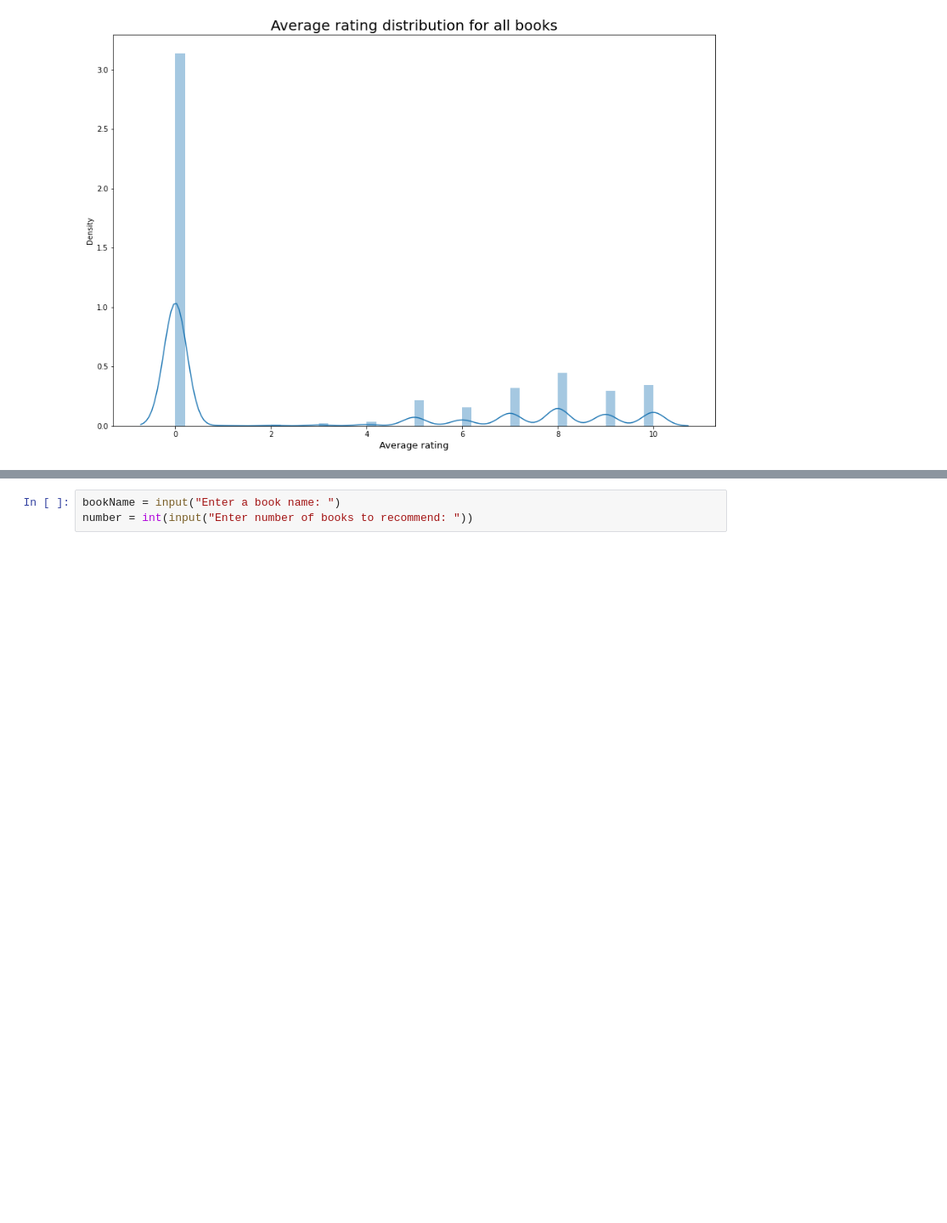
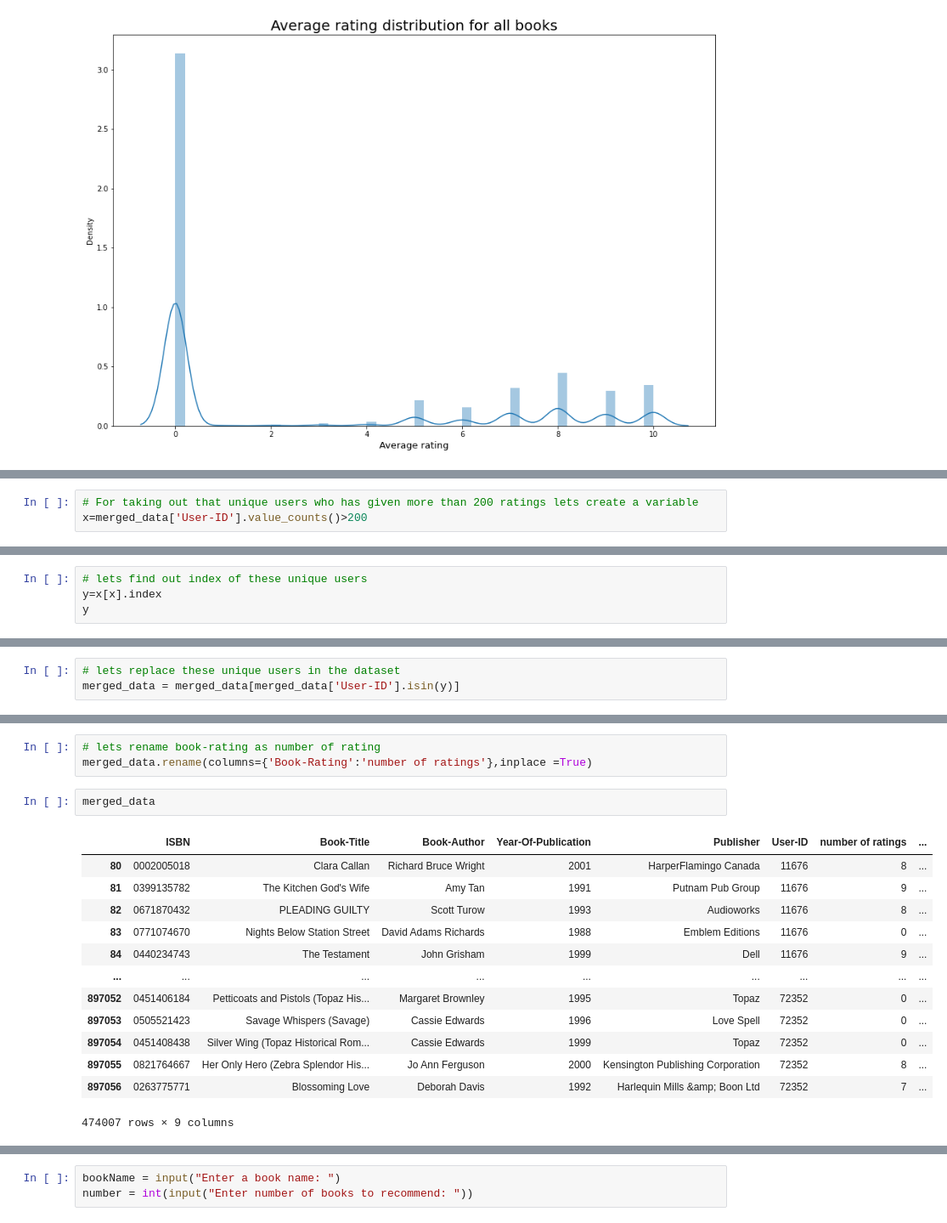
Before and after one commit to Shailendra114/Books-Recommendation-System-Unsupervised-Machine-Learning-, a Jupyter notebook: Books_Recommendation_System.ipynb, the cells around one changed output, grey strips where cells are left out. Shown at 85% size. Saved outputs shown, nothing was run; the diff lists cells and outputs as text; blank space fills up the shorter version.

Commit message:
manipulatng data for collaborative filtering

```diff
--- a/Books_Recommendation_System.ipynb
+++ b/Books_Recommendation_System.ipynb
@@ -843,0 +894,3 @@ The different recommendation systems that we will be developing are as follows--
+# %%
+# For taking out that unique users who has given more than 200 ratings lets create a variable
+x=merged_data['User-ID'].value_counts()>200
@@ -843,0 +925,4 @@ The different recommendation systems that we will be developing are as follows--
+# %%
+# lets find out index of these unique users
+y=x[x].index
+y
@@ -843,0 +938,3 @@ The different recommendation systems that we will be developing are as follows--
+# %%
+# lets replace these unique users in the dataset
+merged_data = merged_data[merged_data['User-ID'].isin(y)]
@@ -843,0 +965,19 @@ The different recommendation systems that we will be developing are as follows--
+# %%
+# lets rename book-rating as number of rating
+merged_data.rename(columns={'Book-Rating':'number of ratings'},inplace =True)
+# %%
+merged_data
+# %% [output]
+|  | ISBN | Book-Title | Book-Author | Year-Of-Publication | Publisher | User-ID | number of ratings | ... |
+| 80 | 0002005018 | Clara Callan | Richard Bruce Wright | 2001 | HarperFlamingo Canada | 11676 | 8 | ... |
+| 81 | 0399135782 | The Kitchen God's Wife | Amy Tan | 1991 | Putnam Pub Group | 11676 | 9 | ... |
+| 82 | 0671870432 | PLEADING GUILTY | Scott Turow | 1993 | Audioworks | 11676 | 8 | ... |
+| 83 | 0771074670 | Nights Below Station Street | David Adams Richards | 1988 | Emblem Editions | 11676 | 0 | ... |
+| 84 | 0440234743 | The Testament | John Grisham | 1999 | Dell | 11676 | 9 | ... |
+| ... | ... | ... | ... | ... | ... | ... | ... | ... |
+| 897052 | 0451406184 | Petticoats and Pistols (Topaz His... | Margaret Brownley | 1995 | Topaz | 72352 | 0 | ... |
+| 897053 | 0505521423 | Savage Whispers (Savage) | Cassie Edwards | 1996 | Love Spell | 72352 | 0 | ... |
+| 897054 | 0451408438 | Silver Wing (Topaz Historical Rom... | Cassie Edwards | 1999 | Topaz | 72352 | 0 | ... |
+| 897055 | 0821764667 | Her Only Hero (Zebra Splendor His... | Jo Ann Ferguson | 2000 | Kensington Publishing Corporation | 72352 | 8 | ... |
+| 897056 | 0263775771 | Blossoming Love | Deborah Davis | 1992 | Harlequin Mills &amp; Boon Ltd | 72352 | 7 | ... |
+474007 rows × 9 columns
```
Also changed, not shown: parts of 19 cells of this notebook.
